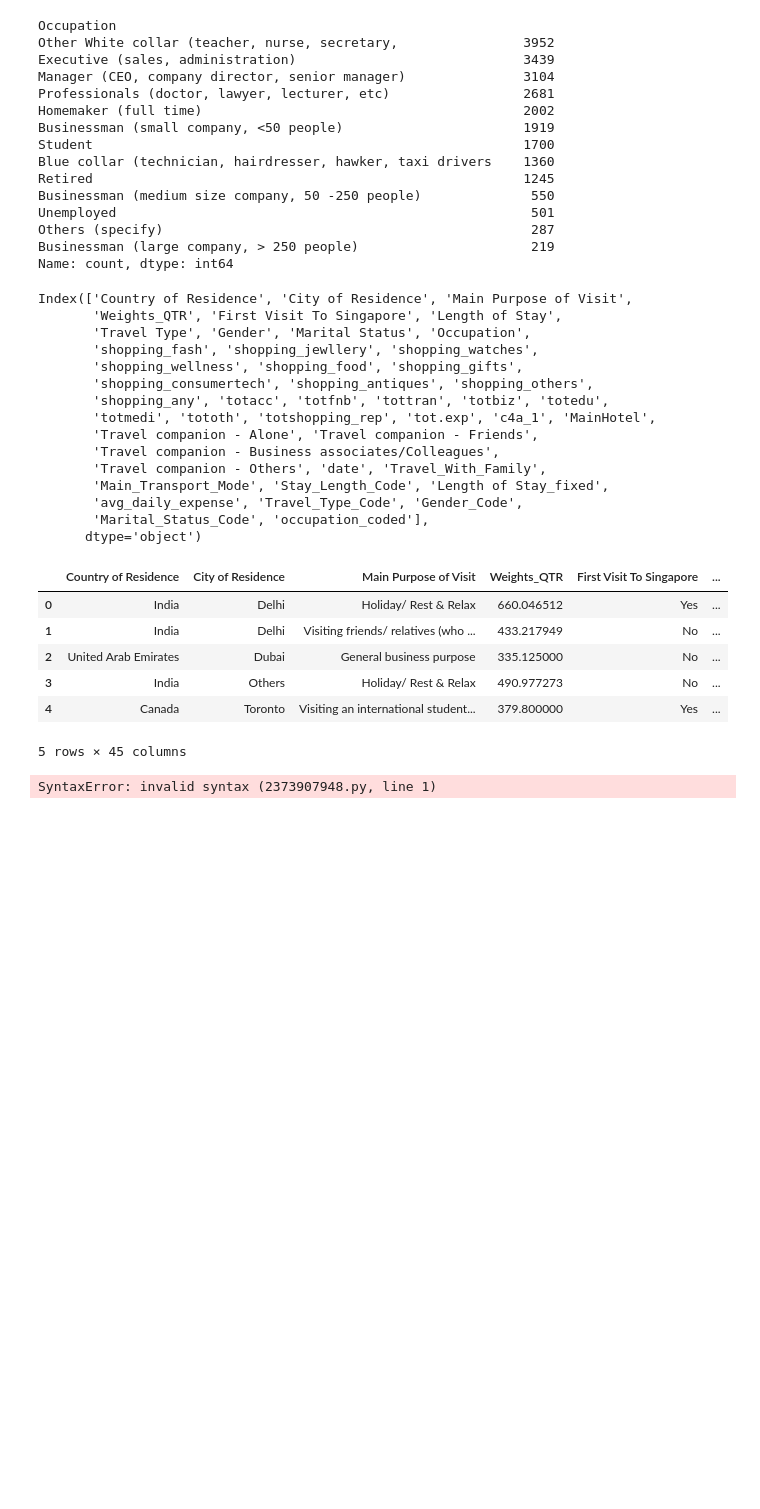
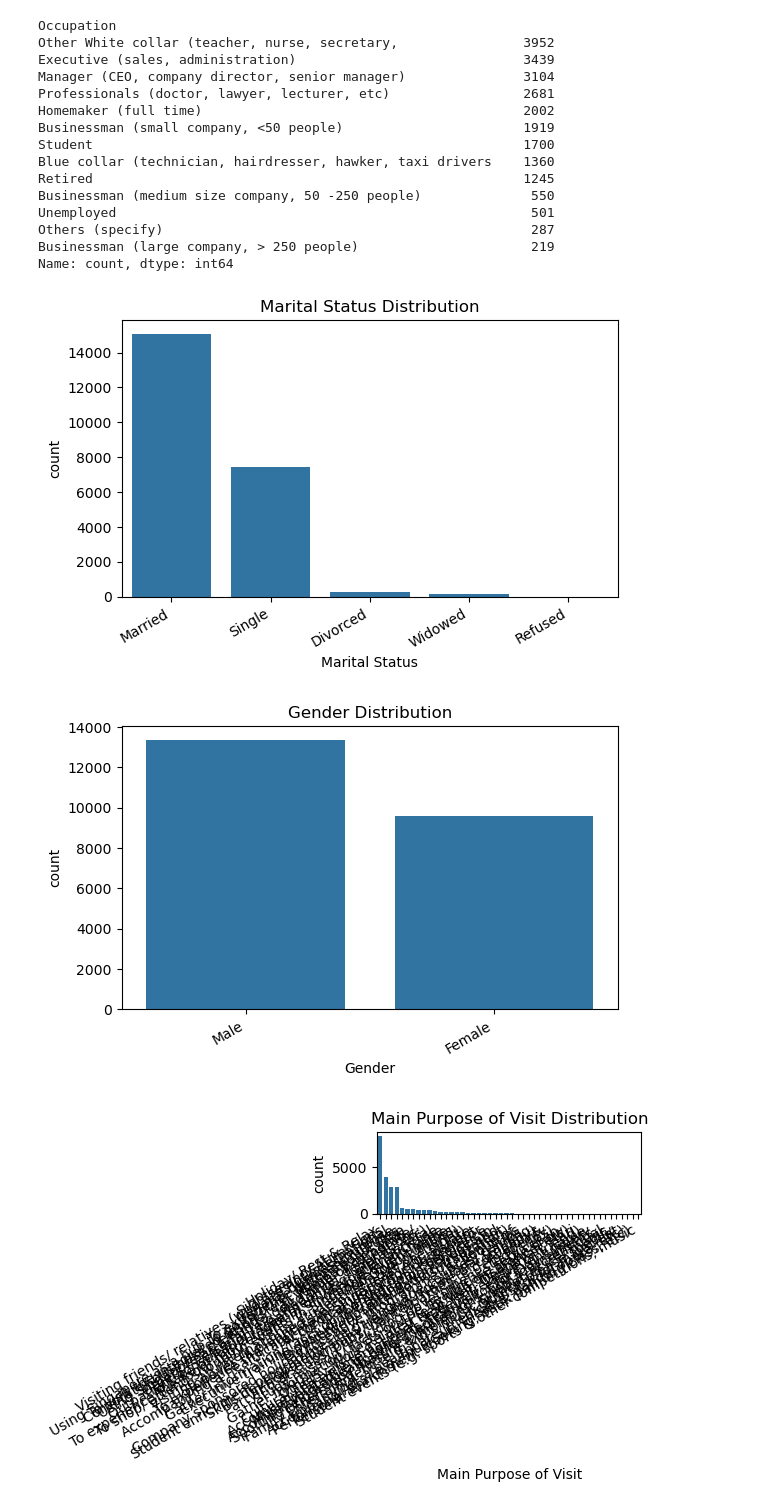
Before and after one commit to alvinhh01/Tourism, a Jupyter notebook: Datafile.ipynb, the cells around one changed output. Saved outputs shown, nothing was run; the diff lists cells and outputs as text; code cells hidden in the pictures; blank space fills up the shorter version.

```diff
--- a/Datafile.ipynb
+++ b/Datafile.ipynb
@@ -614,3 +549,4 @@ df_cleaned_analysis.loc[df_cleaned_analysis['Travel Type'] == 'Packaged', 'Trave
 # %%
-df_cleaned_analysis['Gender_Code'] = 0
-df_cleaned_analysis.loc[df_cleaned_analysis['Gender'] == 'Female', 'Gender_Code'] = 1
+# Gender status recoding
+df_cleaned['Gender_Code'] = 0
+df_cleaned.loc[df_cleaned['Gender'] == 'Female', 'Gender_Code'] = 1
@@ -639,11 +599,11 @@ Businessman (large company, > 250 people)                      219
 Name: count, dtype: int64
 # %%
 # Create occupation_based column
-df_cleaned_analysis['occupation_coded'] = None
+df_cleaned['occupation_coded'] = None
 
 # Group 1 → Code 1: Non-working group
-df_cleaned_analysis.loc[
-    df_cleaned_analysis['Occupation'].isin([
+df_cleaned.loc[
+    df_cleaned['Occupation'].isin([
         'Retired',
         'Student',
         'Homemaker (full time)',
@@ -654,8 +614,8 @@ df_cleaned_analysis.loc[
 ] = 1
 
 # Group 2 → Code 2: Working professionals (white collar, executive, blue collar, etc.)
-df_cleaned_analysis.loc[
-    df_cleaned_analysis['Occupation'].isin([
+df_cleaned.loc[
+    df_cleaned['Occupation'].isin([
         'Other White collar (teacher, nurse, secretary,',
         'Executive (sales, administration)',
         'Manager (CEO, company director, senior manager)',
@@ -666,43 +626,21 @@ df_cleaned_analysis.loc[
 ] = 2
 
 # Group 3 → Code 3: Business owners
-df_cleaned_analysis.loc[
-    df_cleaned_analysis['Occupation'].isin([
+df_cleaned.loc[
+    df_cleaned['Occupation'].isin([
         'Businessman (small company, <50 people)',
         'Businessman (medium size company, 50 -250 people)',
         'Businessman (large company, > 250 people)'
     ]),
     'occupation_coded'
 ] = 3
-# %%
-df_cleaned_analysis.columns
-# %% [output]
-Index(['Country of Residence', 'City of Residence', 'Main Purpose of Visit',
-       'Weights_QTR', 'First Visit To Singapore', 'Length of Stay',
-       'Travel Type', 'Gender', 'Marital Status', 'Occupation',
-       'shopping_fash', 'shopping_jewllery', 'shopping_watches',
-       'shopping_wellness', 'shopping_food', 'shopping_gifts',
-       'shopping_consumertech', 'shopping_antiques', 'shopping_others',
-       'shopping_any', 'totacc', 'totfnb', 'tottran', 'totbiz', 'totedu',
-       'totmedi', 'tototh', 'totshopping_rep', 'tot.exp', 'c4a_1', 'MainHotel',
-       'Travel companion - Alone', 'Travel companion - Friends',
-       'Travel companion - Business associates/Colleagues',
-       'Travel companion - Others', 'date', 'Travel_With_Family',
-       'Main_Transport_Mode', 'Stay_Length_Code', 'Length of Stay_fixed',
-       'avg_daily_expense', 'Travel_Type_Code', 'Gender_Code',
-       'Marital_Status_Code', 'occupation_coded'],
-      dtype='object')
-# %%
-df_cleaned_analysis.info()
-# %% [output]
-|  | Country of Residence | City of Residence | Main Purpose of Visit | Weights_QTR | First Visit To Singapore | ... |
-| 0 | India | Delhi | Holiday/ Rest & Relax | 660.046512 | Yes | ... |
-| 1 | India | Delhi | Visiting friends/ relatives (who ... | 433.217949 | No | ... |
-| 2 | United Arab Emirates | Dubai | General business purpose | 335.125000 | No | ... |
-| 3 | India | Others | Holiday/ Rest & Relax | 490.977273 | No | ... |
-| 4 | Canada | Toronto | Visiting an international student... | 379.800000 | Yes | ... |
-5 rows × 45 columns
 # %%
 # Feature creation
+
+# Replace 0 with 1 in Length of Stay
+df_cleaned['Length of Stay_fixed'] = df_cleaned['Length of Stay'].replace(0, 1)
+
+# important to note - anyone who steps into singapore as long as the length of day is 0 I will change it to 1
+
+# Calculate average daily expense using the fixed column
+df_cleaned['avg_daily_expense'] = df_cleaned['tot.exp'] / df_cleaned['Length of Stay_fixed']
-# %% [output]
-SyntaxError: invalid syntax (2373907948.py, line 1)
@@ -710,0 +647,20 @@ SyntaxError: invalid syntax (2373907948.py, line 1)
+# %%
+cols_to_check = [
+    'Marital Status',
+    'Gender',
+    'Main Purpose of Visit',
+    'Travel Type'
+]
+
+
+for col in cols_to_check:
+    plt.figure(figsize=(6, 4))
+    sns.countplot(data=df_cleaned, x=col, order=df_cleaned[col].value_counts().index)
+    plt.title(f'{col} Distribution')
+    plt.xticks(rotation=30, ha='right')
+    plt.tight_layout()
+    plt.show()
+# %% [output]
+[figure, added]
+[figure, added]
+[figure, added]
```
Also changed, not shown: parts of 57 cells of this notebook.
